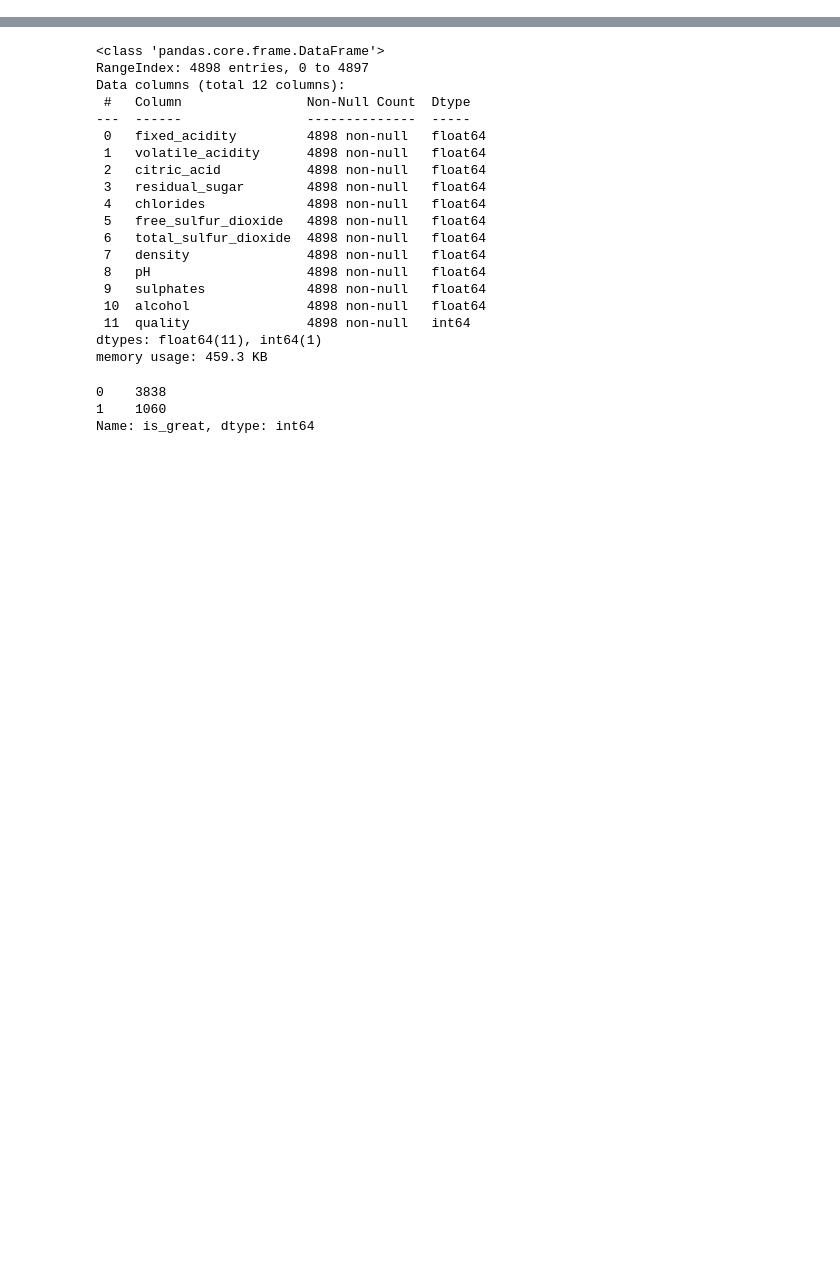
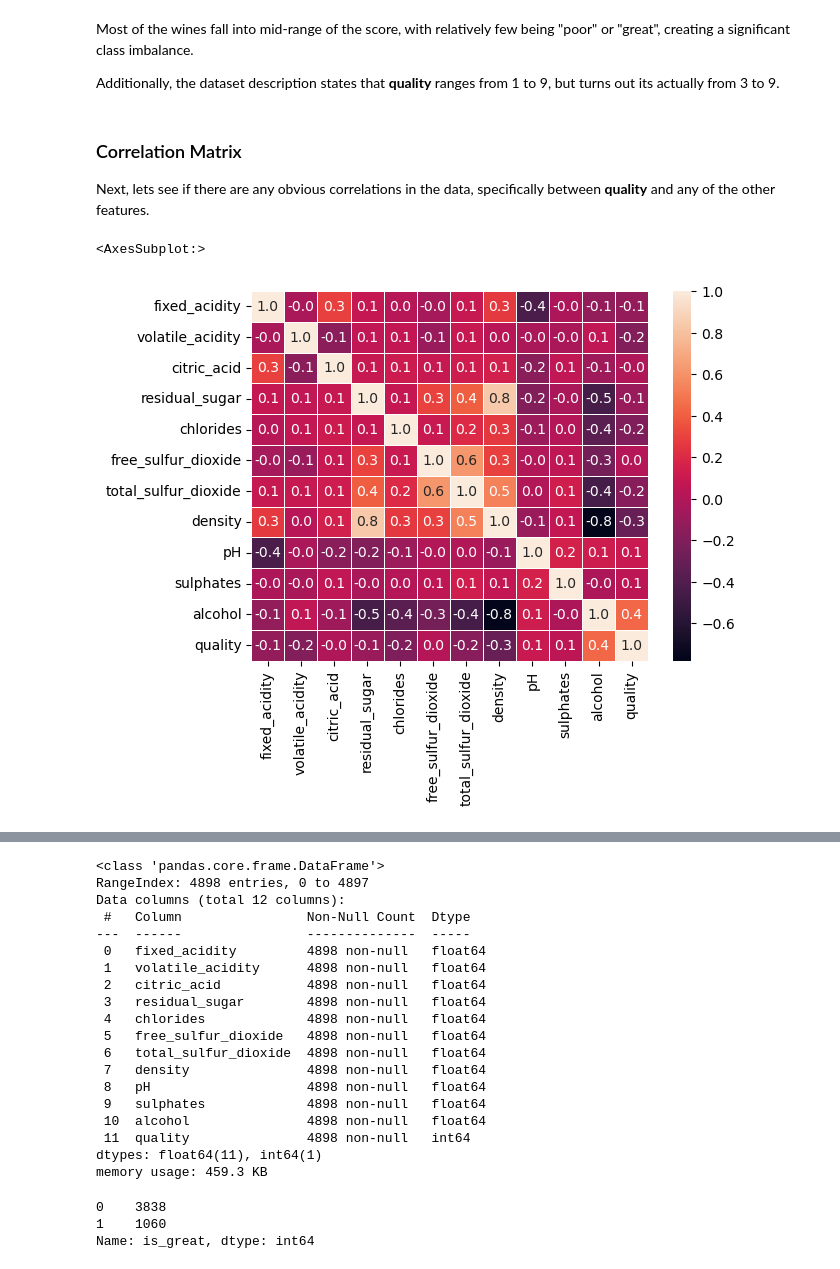
Before and after one commit to mgribov/msds-supervised-learning-final, a Jupyter notebook: Cleaned up version.ipynb, the cells around one changed output, grey strips where cells are left out. Cells and saved outputs as stored; diff of their text form; code cells hidden in the pictures; blank space fills up the shorter version.

```diff
--- a/Cleaned up version.ipynb
+++ b/Cleaned up version.ipynb
@@ -0,0 +97,17 @@
+# %% [markdown]
+Most of the wines fall into mid-range of the score, with relatively few being "poor" or "great", creating a significant class imbalance.
+
+Additionally, the dataset description states that **quality** ranges from 1 to 9, but turns out its actually from 3 to 9.
+# %% [markdown]
+### Correlation Matrix
+
+Next, lets see if there are any obvious correlations in the data, specifically between **quality** and any of the other features.
+# %%
+# exploring the corelation matrix
+import seaborn as sns
+
+corr = df.corr()
+sns.heatmap(corr, annot=True, fmt=".1f", linewidth=.5)
+# %% [output]
+<AxesSubplot:>
+[figure, added]
```
Also changed, not shown: parts of 30 cells of this notebook.
